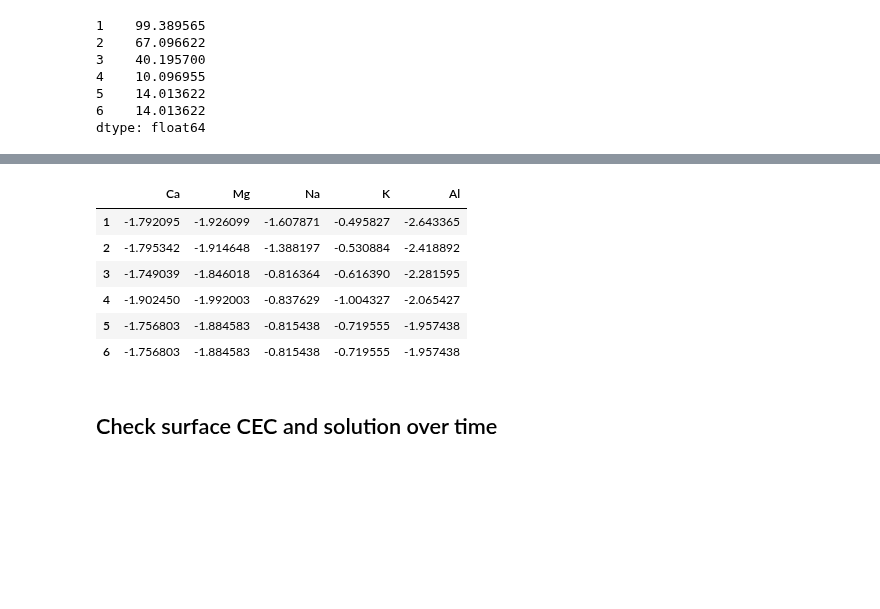
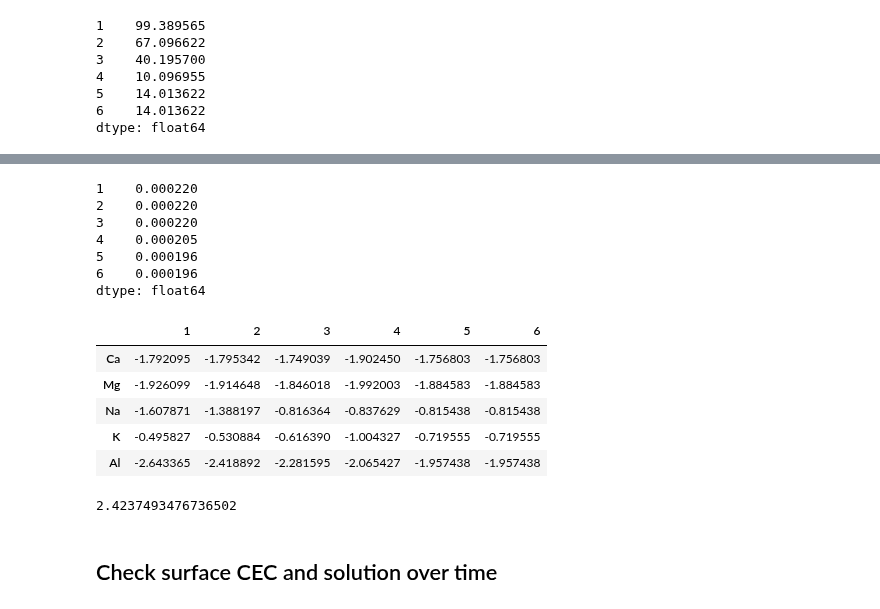
Before and after one commit to ypwong22/erw_scripts, a Jupyter notebook: plot_lysmeter.ipynb, the cells around one changed output, grey strips where cells are left out. Cells and saved outputs as stored; diff of their text form; code cells hidden in the pictures; blank space fills up the shorter version.

Commit message:
LUT for dynamic pH is correctly solved but need to change equations

```diff
--- a/plot_lysmeter.ipynb
+++ b/plot_lysmeter.ipynb
@@ -214,14 +214,16 @@ layer_chem = layer_chem.set_index(['Year','Plot'])
 layer_chem.loc[layer_chem['PercentC'] < -800, 'PercentC'] = np.nan
 layer_chem['pct_OM'] = layer_chem['PercentC']/100 * 1.72 * organic_max
 layer_chem = layer_chem.groupby('Horizon').mean()
-# (2.2) deeper
+# (2.2) deeper - no data from watershed 1 or 6
 filename = os.path.join(os.environ['PROJDIR'], 'ERW_LDRD', 'data', 'Hubbard_Brook',
                         'knb-lter-hbr.210.2', 'horizon.csv')
+#pedon = pd.read_csv(filename.replace('horizon.csv', 'pedon.csv'))
+#pedon = pedon.loc[pedon['project'] == 'WS1lys', 'pedon']
 data = pd.read_csv(filename)
 data = data[['pedon', 'horizon', 'top_cm', 'base_cm', 'C_pct']]
+#data = data.loc[data['pedon'].isin(pedon), :]
 data['horizon'] = [
-    r[:-1] if r.endswith('1') or r.endswith('2') or r.endswith('3') else r \
-    for r in data['horizon']]
+    r[:-1] if r.endswith('1') or r.endswith('2') or r.endswith('3') else r for r in data['horizon']]
 data = data.loc[data['horizon'].isin(['A', 'E', 'Bhs']),
                 :].drop(['top_cm', 'base_cm'], axis = 1).set_index(['pedon', 'horizon'])
 data_mean = data.groupby(['horizon']).mean()
@@ -277,36 +309,57 @@ elm_input
 | 4 | 1.677191 | 0.383052 | 0.116465 | 0.156573 | 0.050064 | 7.551687 | 4.347781 | 0.000017 | 0.000008 | 0.000029 | 0.000014 | ... |
 | 5 | 1.677191 | 0.416333 | 0.138500 | 0.186667 | 0.055333 | 10.686389 | 4.358333 | 0.000012 | 0.000007 | 0.000032 | 0.000008 | ... |
 | 6 | 1.677191 | 0.416333 | 0.138500 | 0.186667 | 0.055333 | 10.686389 | 4.358333 | 0.000012 | 0.000007 | 0.000032 | 0.000008 | ... |
+# %%
+co2_atm = 360.7 * 1e-5
+
+elm_input['Ca2+']*2 + elm_input['Mg2+']*2 + elm_input['Na+'] + elm_input['K+'] + elm_input['Alt']*3 + 10**(-elm_input['pH']) # - 10**(-14+elm_input['pH']) - 4.38e-8*co2_atm/10**(-elm_input['pH']) - 2*7.20443620415286e-19*co2_atm/10**(-2*elm_input['pH'])
+# %% [output]
+1    0.000220
+2    0.000220
+3    0.000220
+4    0.000205
+5    0.000196
+6    0.000196
+dtype: float64
 # %%
 # Calculate the exchange coefficient
 K_AH = pd.DataFrame(np.nan, index = elm_input.index,
                     columns = ['Ca', 'Mg', 'Na', 'K', 'Al'])
 
 alpha_theta = 3.4
 for ion,ion2,valint in zip(['Ca', 'Mg', 'Na', 'K', 'Al'],
                            ['Ca2+', 'Mg2+', 'Na+' , 'K+', 'Alt'],
                            [2,2,1,1,3]):
     beta_h = (elm_input['CEC_ACID']/elm_input['CEC_TOT']).values
     h = 10**(-elm_input['pH'].values)
     cation = elm_input[ion2].values
     beta_cation = (elm_input[f'CEC_{ion}'] / elm_input['CEC_TOT']).values
 
     K_AH.loc[:, ion] = h * beta_cation**(1/valint) / cation**(1/valint) / beta_h
 
-    # Kanzaki equation
-    #K_AH.loc[:, ion] = 10**(alpha_theta*(1-beta_h)) * \
+    ## Kanzaki equation
+    # K_AH.loc[:, ion] = 10**(alpha_theta*(1-beta_h)) * \
     #    h * beta_cation**(1/valint) / cation**(1/valint) / beta_h
+    # print(beta_cation, beta_h)
 LOG_K_AH = np.log10(K_AH)
 LOG_K_AH.to_csv(os.path.join(os.environ['PROJDIR'], 'ERW_LDRD', 'results', 'HBR_logkm.csv'))
-LOG_K_AH
+LOG_K_AH.T
 # %% [output]
-|  | Ca | Mg | Na | K | Al |
-| 1 | -1.792095 | -1.926099 | -1.607871 | -0.495827 | -2.643365 |
-| 2 | -1.795342 | -1.914648 | -1.388197 | -0.530884 | -2.418892 |
-| 3 | -1.749039 | -1.846018 | -0.816364 | -0.616390 | -2.281595 |
-| 4 | -1.902450 | -1.992003 | -0.837629 | -1.004327 | -2.065427 |
-| 5 | -1.756803 | -1.884583 | -0.815438 | -0.719555 | -1.957438 |
-| 6 | -1.756803 | -1.884583 | -0.815438 | -0.719555 | -1.957438 |
+|  | 1 | 2 | 3 | 4 | 5 | 6 |
+| Ca | -1.792095 | -1.795342 | -1.749039 | -1.902450 | -1.756803 | -1.756803 |
+| Mg | -1.926099 | -1.914648 | -1.846018 | -1.992003 | -1.884583 | -1.884583 |
+| Na | -1.607871 | -1.388197 | -0.816364 | -0.837629 | -0.815438 | -0.815438 |
+| K | -0.495827 | -0.530884 | -0.616390 | -1.004327 | -0.719555 | -0.719555 |
+| Al | -2.643365 | -2.418892 | -2.281595 | -2.065427 | -1.957438 | -1.957438 |
+# %%
+beta_h = 0.36096179
+h = 10**(-4.331449)
+beta_cation = 0.3974441
+cation = 0.000025
+valint = 2
+10**(3.4*(1-beta_h)) * h * beta_cation**(1/valint) / cation**(1/valint) / beta_h
+# %% [output]
+2.4237493476736502
 # %% [markdown]
 ## Check surface CEC and solution over time
 # %%
```
Also changed, not shown: parts of 1 cell of this notebook, 8 other files.
